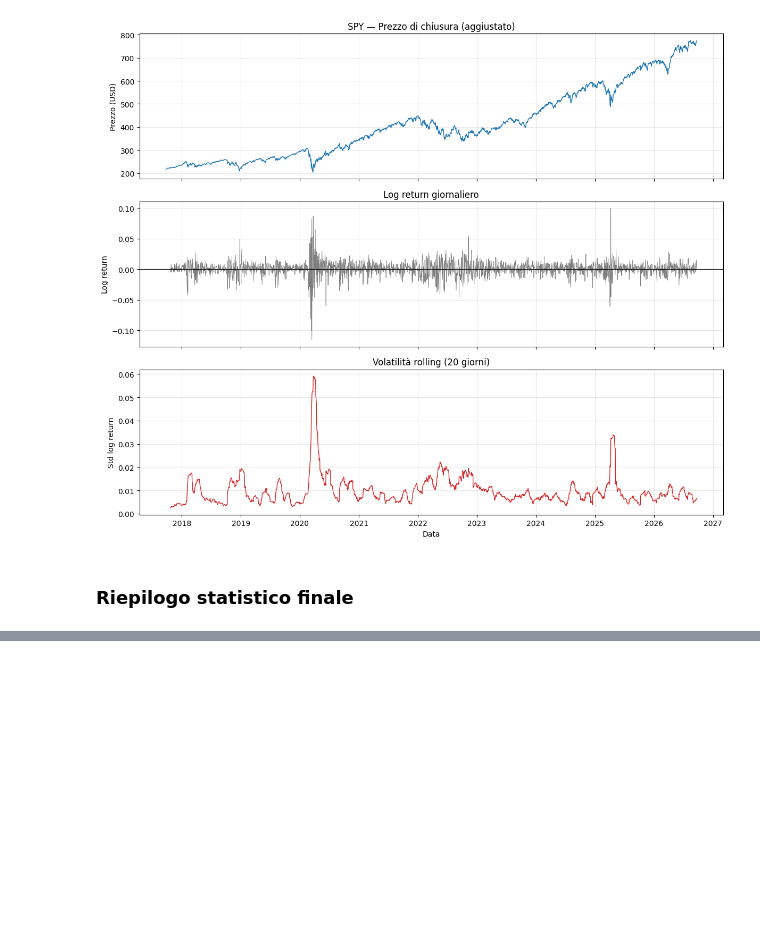
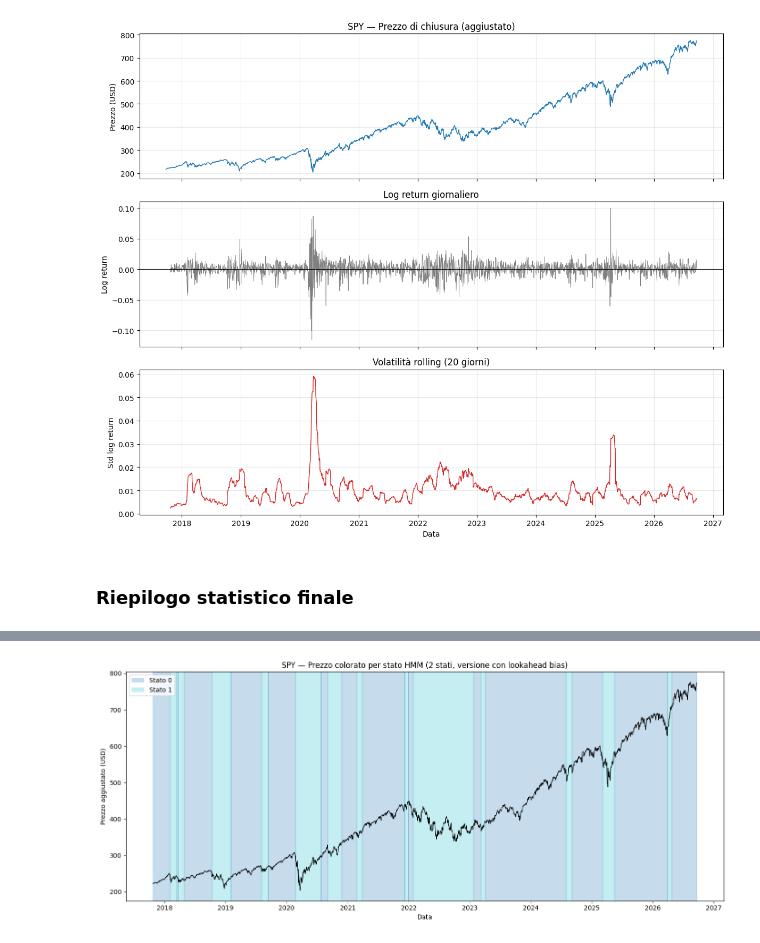
Before and after one commit to simone2203/sp500-hmm-quant-strategy, a Jupyter notebook: sp500_hmm_quant_strategy.ipynb, the cells around one changed output, grey strips where cells are left out. Drawn from its saved outputs; the diff is of its cells as text; code cells hidden in the pictures; blank space fills up the shorter version.

```diff
--- a/sp500_hmm_quant_strategy.ipynb
+++ b/sp500_hmm_quant_strategy.ipynb
@@ -285,0 +305,10 @@ Name: volatility_20d, dtype: float64
+# %%
+# Numero di stati nascosti
+N_STATES = 2
+
+# Matrice di feature per l'HMM: rendimento log e volatilità rolling
+X_raw = features[['log_return', 'volatility_20d']].values
+
+# Standardizzazione (z-score) con media e std di TUTTA la serie: va bene solo
+# per il fit naive, già in-sample. Nel walk-forward si usano quelle del training.
+X = (X_raw - X_raw.mean(axis=0)) / X_raw.std(axis=0)
@@ -285,0 +347,10 @@ Name: volatility_20d, dtype: float64
+# %%
+# Sequenza di stati predetti, uno per ogni giorno
+hidden_states = model.predict(X)
+features['hmm_state'] = hidden_states
+display(features[['adj_close', 'log_return', 'volatility_20d', 'hmm_state']].head(5))
+
+print(f"\nPrimi valori con stato = 1:")
+mask = features['hmm_state'] == 1
+stati_1 = features[mask]
+display(stati_1[['adj_close', 'log_return', 'volatility_20d', 'hmm_state']].head(5))
@@ -285,0 +376,26 @@ Name: volatility_20d, dtype: float64
+# %%
+# Plot del prezzo con sfondo colorato in base allo stato HMM predetto
+from matplotlib.patches import Patch
+
+fig, ax = plt.subplots(figsize=(14, 6))
+cmap = plt.get_cmap('tab10', N_STATES)
+
+# Coloriamo lo sfondo per ogni tratto contiguo dello stesso stato
+state_changes = features['hmm_state'].ne(features['hmm_state'].shift()).cumsum()
+for _, segment in features.groupby(state_changes):
+    state = segment['hmm_state'].iloc[0]
+    ax.axvspan(segment.index[0], segment.index[-1], color=cmap(state), alpha=0.25)
+
+ax.plot(features.index, features['adj_close'], color='black', linewidth=1)
+ax.set_title(f"{TICKER} — Prezzo colorato per stato HMM "
+             f"({N_STATES} stati, versione con lookahead bias)")
+ax.set_xlabel("Data")
+ax.set_ylabel("Prezzo aggiustato (USD)")
+
+legend_elements = [Patch(facecolor=cmap(s), alpha=0.25, label=f"Stato {s}") for s in range(N_STATES)]
+ax.legend(handles=legend_elements, loc='upper left')
+
+plt.tight_layout()
+plt.show()
+# %% [output]
+[figure, added]
```
Also changed, not shown: parts of 16 cells of this notebook.
